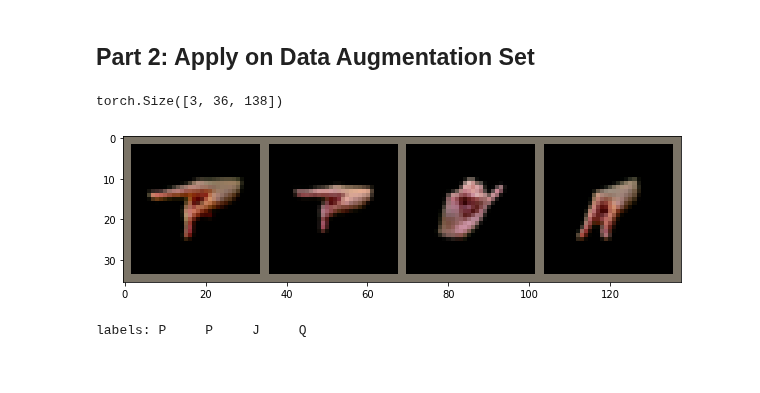
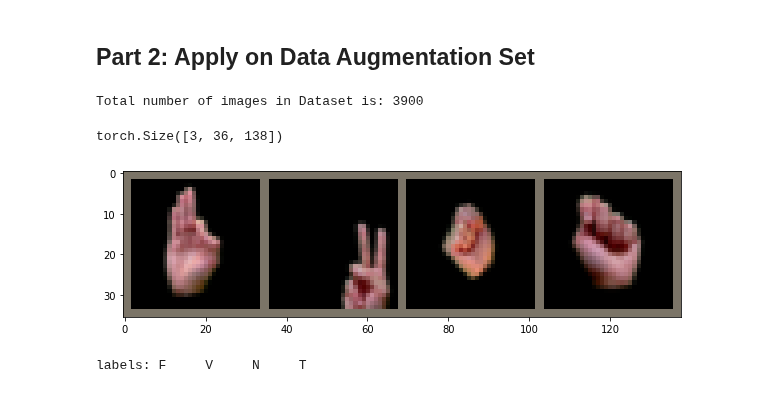
Before and after one commit to swadhwa5/MLFinalProject, a Jupyter notebook: LeNet_model.ipynb, the cells around one changed output. Cells and saved outputs as stored; diff of their text form; code cells hidden in the pictures.

Commit message:
Implemented LeNet model and trained on data with and without augmentation. LeNet_model.ipynb shows accuracy when trained on multiple augmentation data

```diff
--- a/LeNet_model.ipynb
+++ b/LeNet_model.ipynb
@@ -129,5 +139,7 @@ def imshow(img):
 # %%
-def train_model(trainloader, criterion, optimizer, model, n=20):
+def train_model(trainloader, criterion, optimizer, model, num_images, n=20):
+
+  print_schedule = num_images // 5
   for epoch in range(n):  # loop over the dataset multiple times
 
       running_loss = 0.0
@@ -147,7 +159,7 @@ def train_model(trainloader, criterion, optimizer, model, n=20):
 
           # print statistics
           running_loss += loss.item()
-          if i % 20 == 19:    # print every 200 mini-batches
+          if i % print_schedule == (print_schedule-1):    # print every 200 mini-batches
               print(f'[{epoch + 1}, {i + 1:5d}] loss: {running_loss / 20:.3f}')
               running_loss = 0.0
 
@@ -201,0 +203,12 @@ imgs, labels = loadImages(path)
+# %%
+## Step 1: Declare the model and associated classes
+lenet_no_aug = LeNet()
+classes = list(string.ascii_uppercase)
+
+# Step 2: Create the trainloader and testloader instances
+path = "./Data_full/"
+imgs, labels = loadImages(path)
+num_images = len(imgs)
+print(f"Total number of images in Dataset is: {num_images}")
+
+[trainloader, testloader] = process_data(imgs, labels, crop_size=32)
@@ -213,3 +229,10 @@ labels: N     K     I     M
+# %%
+# Step 4: Declare the loss function and optimizer for training
+lr = 0.001  # Too large suboptimal convergence. Too small is process gets stuck. Find a balance
+momentum = 0.9 # Standard should be close to 1
+
+criterion = nn.CrossEntropyLoss()
+optimizer = optim.SGD(lenet_no_aug.parameters(), lr=lr, momentum=momentum)
 # %%
-train_model(trainloader, criterion, optimizer, lenet_no_aug)
+train_model(trainloader, criterion, optimizer, lenet_no_aug, num_images=num_images, n=25);
 # %% [output]
@@ -256,21 +281,23 @@ Predicted:  L     F     K     H
+# %%
+# Step 2: Create the trainloader and testloader instances
+path = "./FinalImages/"
+imgs, labels = loadImages(path)
+num_images = len(imgs)
+print(f"Total number of images in Dataset is: {num_images}")
+
+[trainloader, testloader] = process_data(imgs, labels, resize=35, crop_size=32) # note: had to adjust resize b/c assumes 600x600 now
+# %% [output]
+Total number of images in Dataset is: 3900
 # %%
-lenet_with_aug = Net()
-
-criterion = nn.CrossEntropyLoss()
-optimizer = optim.SGD(lenet_with_aug.parameters(), lr=0.001, momentum=0.9)
-
-path = "./FinalImages/"
-imgs, labels = loadImages(path)
-
-[trainloader, testloader] = process_data(imgs, labels, batch_size=4, channels=3, resize=30, crop_size=32, test_split=0.2)
-
+# Step 3: Visualize how some of the images look after processing the data
 dataiter = iter(trainloader)
 images, labels = dataiter.next()
+batch_size = 4
 
 imshow(torchvision.utils.make_grid(images))
 # print labels
-print("labels: " + ' '.join(f'{classes[labels[j]]:5s}' for j in range(4)))
+print("labels: " + ' '.join(f'{classes[labels[j]]:5s}' for j in range(batch_size)))
 # %% [output]
 torch.Size([3, 36, 138])
-[figure, old version]
+[figure, new version]
-labels: P     P     J     Q
+labels: F     V     N     T
```
Also changed, not shown: parts of 27 cells of this notebook, 2 other files.
